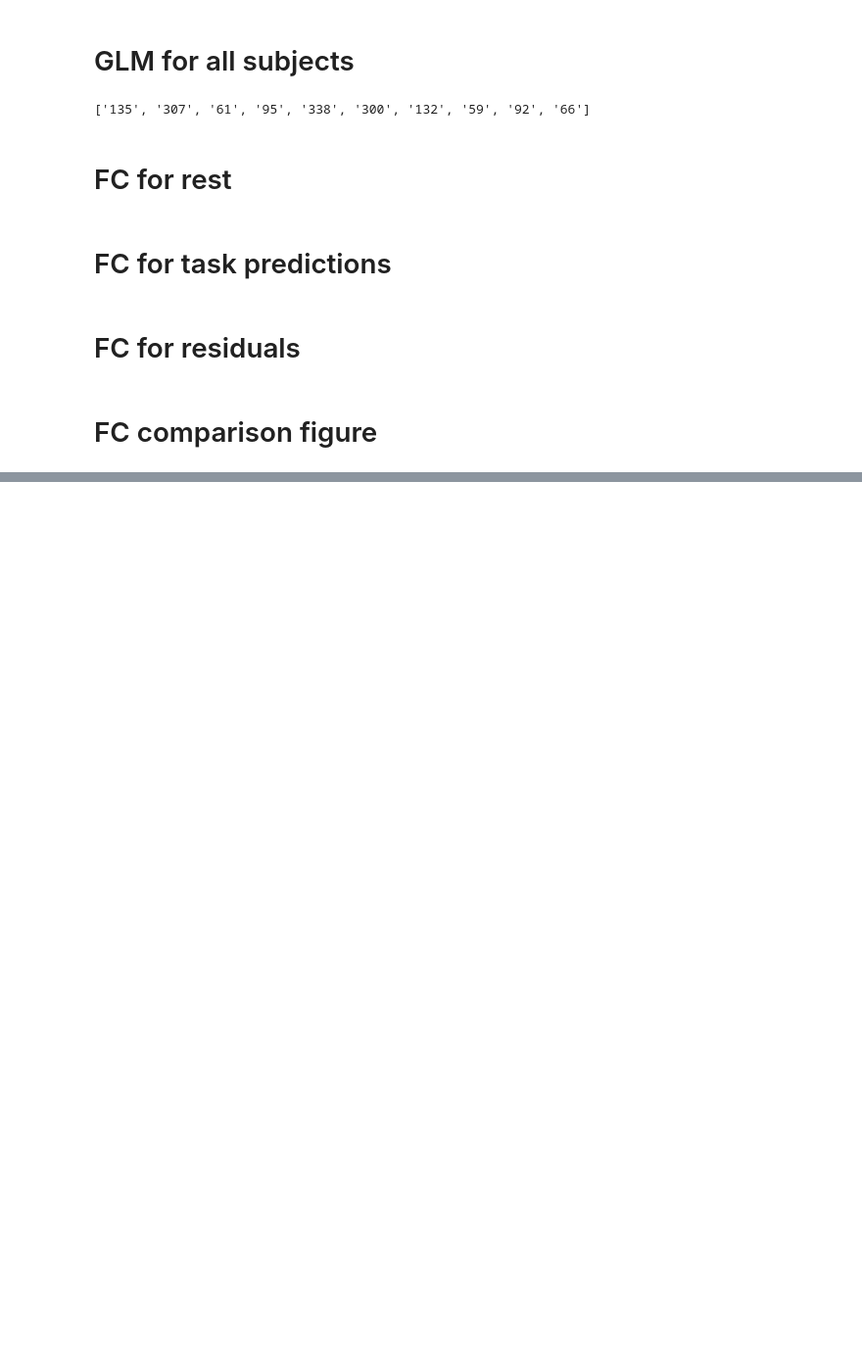
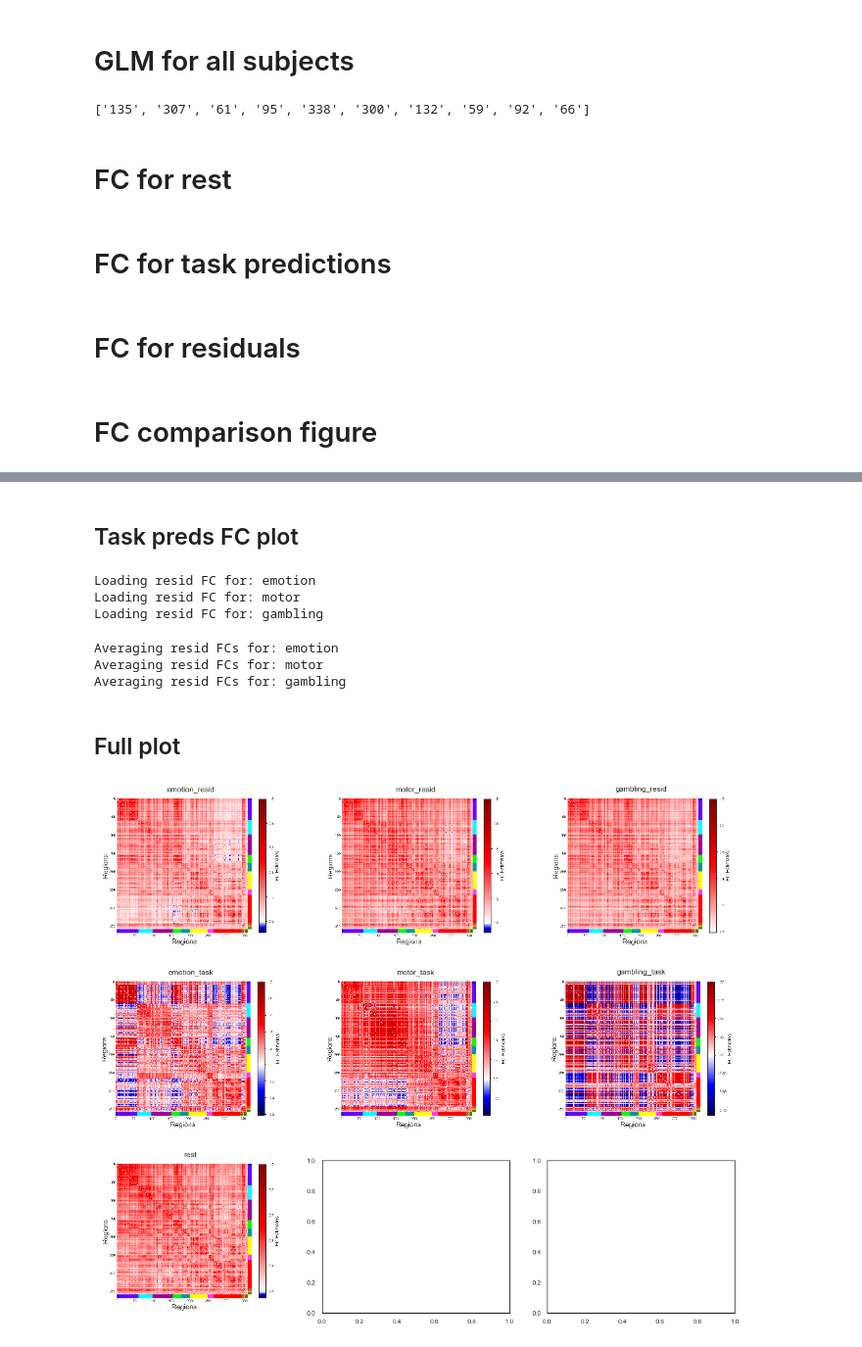
Before and after one commit to zenkavi/neuromatch_project, a Jupyter notebook: notebooks/NMA_project_data_creation.ipynb, the cells around one changed output, grey strips where cells are left out. Shown at 98% size. Saved outputs shown, nothing was run; the diff lists cells and outputs as text; code cells hidden in the pictures; blank space fills up the shorter version.

Commit message:
adding figures

```diff
--- a/notebooks/NMA_project_data_creation.ipynb
+++ b/notebooks/NMA_project_data_creation.ipynb
@@ -347,3 +350,8 @@ subjects[:10]
 #         sub_res = get_sub_fc(subject = subject, task_name=task_name, fc_type="residual")
 # %% [markdown]
 # FC comparison figure
+# %%
+fig_dir = './output/fc_plots'
+
+if not os.path.exists(fig_dir):
+    os.makedirs(fig_dir)
@@ -351,5 +361,5 @@ subjects[:10]
 resid_fcs = {}
 task_names = ["emotion", "motor", "gambling"]
 for task_name in task_names:
-  print("Loading resid FC for: %s"%(task_name))
-  resid_fcs[task_name] = load_fcs(task_name, fc_type='resid')
+    print("Loading resid FC for: %s"%(task_name))
+    resid_fcs[task_name] = load_fcs(task_name, fc_type='residual')
@@ -374,36 +395,46 @@ rest_fcs_ave = np.mean(rest_fcs[netorder,:,:][:,netorder,:],axis=2)
+# %% [markdown]
+## Task preds FC plot
 # %%
 task_pred_fcs = {}
 task_names = ["emotion", "motor", "gambling"]
 for task_name in task_names:
-  print("Loading resid FC for: %s"%(task_name))
-  task_pred_fcs[task_name] = load_fcs(task_name, fc_type='task')
+    print("Loading resid FC for: %s"%(task_name))
+    task_pred_fcs[task_name] = load_fcs(task_name, fc_type='task_preds')
+# %% [output]
+Loading resid FC for: emotion
+Loading resid FC for: motor
+Loading resid FC for: gambling
 # %%
 task_pred_fcs_ave = {}
 for task_name in task_names:
-  print("Averaging resid FCs for: %s"%(task_name))
-  cur_task_fcs = task_pred_fcs[task_name]
-  task_pred_fcs_ave[task_name] = np.mean(cur_task_fcs[netorder,:,:][:,netorder,:],axis=2)
+    print("Averaging resid FCs for: %s"%(task_name))
+    cur_task_fcs = task_pred_fcs[task_name]
+    task_pred_fcs_ave[task_name] = np.mean(cur_task_fcs[netorder,:,:][:,netorder,:],axis=2)
+# %% [output]
+Averaging resid FCs for: emotion
+Averaging resid FCs for: motor
+Averaging resid FCs for: gambling
 # %%
-out_dir = '/content/drive/My Drive/Colab Notebooks/fc_plots'
-if not os.path.exists(out_dir):
-  os.makedirs(out_dir)
-for i, task_name in enumerate(task_names):
-  fig = actflow.tools.addNetColors_Seaborn(task_pred_fcs_ave[task_name])
-  figFileName = '%s_task_fc.png'%(task_name)
-  fig.savefig(os.path.join(out_dir, figFileName), bbox_inches='tight', format='png', dpi=250)
+# for i, task_name in enumerate(task_names):
+#     fig = actflow.tools.addNetColors(task_pred_fcs_ave[task_name])
+#     figFileName = '%s_task_fc.png'%(task_name)
+#     fig.savefig(os.path.join(fig_dir, figFileName), bbox_inches='tight', format='png', dpi=250)
+# %% [markdown]
+## Full plot
 # %%
 plt.rcParams["figure.figsize"][0] = 18
 plt.rcParams["figure.figsize"][1] = 15
 
 fig, ax = plt.subplots(3, 3)
 ax = ax.flatten()
 ax = ax[:7]
-fig_dir = '/content/drive/My Drive/Colab Notebooks/fc_plots/'
 
 task_names = ['emotion_resid', 'motor_resid', 'gambling_resid', 'emotion_task', 'motor_task', 'gambling_task',"rest"]
 
 for a, task_name in zip(ax, task_names):
-  tmp = mpimg.imread(os.path.join(fig_dir, '%s_fc.png'%(task_name)))
-  a.set_title(task_name)
-  a.axis('off')
-  a.imshow(tmp)
+    tmp = mpimg.imread(os.path.join(fig_dir, '%s_fc.png'%(task_name)))
+    a.set_title(task_name)
+    a.axis('off')
+    a.imshow(tmp)
+# %% [output]
+[figure, added]
```
Also changed, not shown: parts of 7 cells of this notebook.
